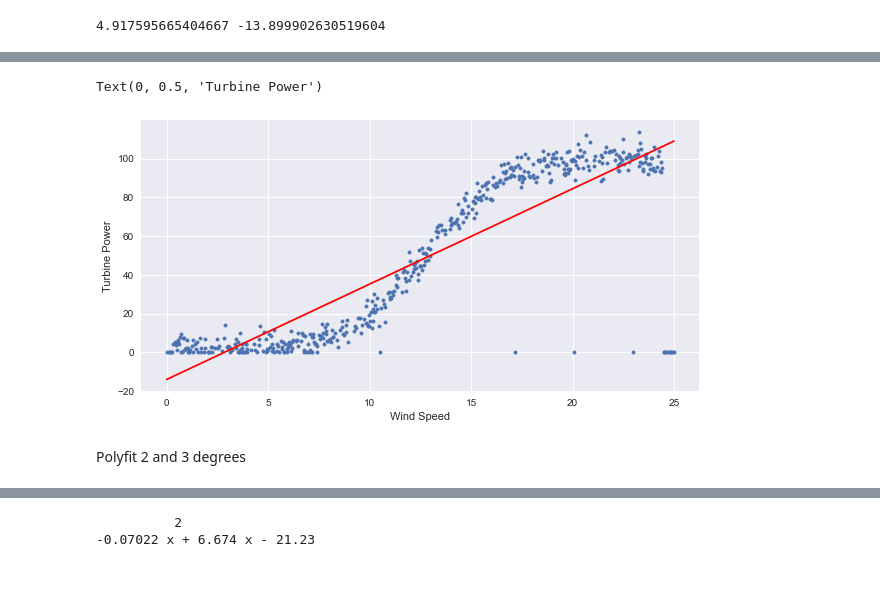
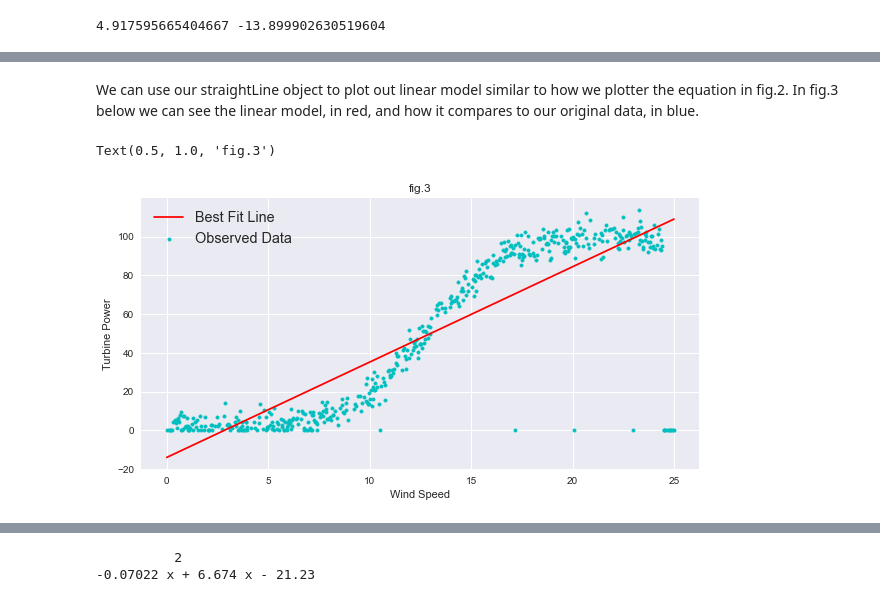
Before and after one commit to cian-gmit-da2020/DA_FUN_Project, a Jupyter notebook: project.ipynb, the cells around one changed output, grey strips where cells are left out. Saved outputs shown, nothing was run; the diff lists cells and outputs as text; code cells hidden in the pictures.

```diff
--- a/project.ipynb
+++ b/project.ipynb
@@ -106,10 +145,12 @@ print(straightLine)
+# %% [markdown]
+We can use our straightLine object to plot out linear model similar to how we plotter the equation in fig.2. In fig.3 below we can see the linear model, in red, and how it compares to our original data, in blue.
 # %%
-plt.scatter(powerProduction["speed"], powerProduction["power"], marker='.')
-plt.plot(x, straightLine(x), color="r")
+plt.scatter(powerProduction["speed"], powerProduction["power"], marker='.', color="c", label="Observed Data")
+plt.plot(x, straightLine(x), color="r", label="Best Fit Line")
 plt.xlabel("Wind Speed")
 plt.ylabel("Turbine Power")
+plt.legend(fontsize="x-large")
+plt.title("fig.3")
 # %% [output]
-Text(0, 0.5, 'Turbine Power')
+Text(0.5, 1.0, 'fig.3')
-[figure, old version]
+[figure, new version]
-# %% [markdown]
-Polyfit 2 and 3 degrees
```
Also changed, not shown: parts of 45 cells of this notebook, 1 other file.
